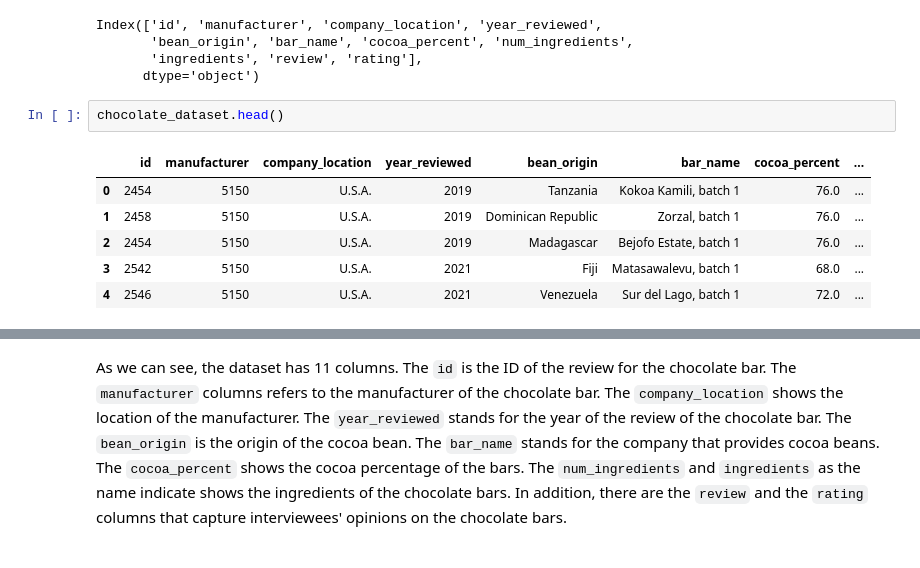
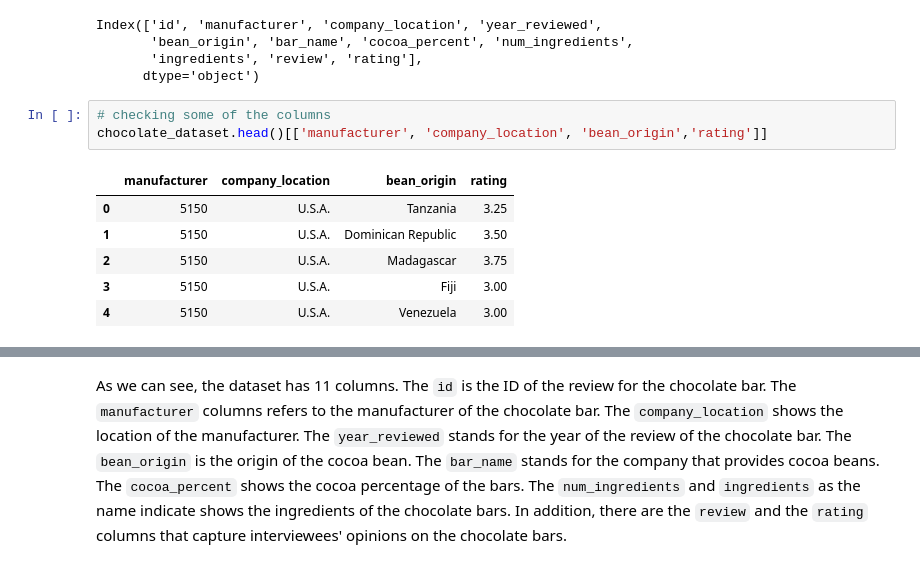
Before and after one commit to fsb-edu/DataVisualizationBook, a Jupyter notebook: DataVis_JB/chapters/tutorial.ipynb, the cells around one changed output, grey strips where cells are left out. Saved outputs shown, nothing was run; the diff lists cells and outputs as text.

```diff
--- a/DataVis_JB/chapters/tutorial.ipynb
+++ b/DataVis_JB/chapters/tutorial.ipynb
@@ -36,12 +37,13 @@ Index(['id', 'manufacturer', 'company_location', 'year_reviewed',
        'bean_origin', 'bar_name', 'cocoa_percent', 'num_ingredients',
        'ingredients', 'review', 'rating'],
       dtype='object')
-# %%
-chocolate_dataset.head()
-# %% [output]
-|  | id | manufacturer | company_location | year_reviewed | bean_origin | bar_name | cocoa_percent | ... |
-| 0 | 2454 | 5150 | U.S.A. | 2019 | Tanzania | Kokoa Kamili, batch 1 | 76.0 | ... |
-| 1 | 2458 | 5150 | U.S.A. | 2019 | Dominican Republic | Zorzal, batch 1 | 76.0 | ... |
-| 2 | 2454 | 5150 | U.S.A. | 2019 | Madagascar | Bejofo Estate, batch 1 | 76.0 | ... |
-| 3 | 2542 | 5150 | U.S.A. | 2021 | Fiji | Matasawalevu, batch 1 | 68.0 | ... |
-| 4 | 2546 | 5150 | U.S.A. | 2021 | Venezuela | Sur del Lago, batch 1 | 72.0 | ... |
+# %%
+# checking some of the columns
+chocolate_dataset.head()[['manufacturer', 'company_location', 'bean_origin','rating']]
+# %% [output]
+|  | manufacturer | company_location | bean_origin | rating |
+| 0 | 5150 | U.S.A. | Tanzania | 3.25 |
+| 1 | 5150 | U.S.A. | Dominican Republic | 3.50 |
+| 2 | 5150 | U.S.A. | Madagascar | 3.75 |
+| 3 | 5150 | U.S.A. | Fiji | 3.00 |
+| 4 | 5150 | U.S.A. | Venezuela | 3.00 |
```
Also changed, not shown: parts of 23 cells of this notebook, 4 other files.
